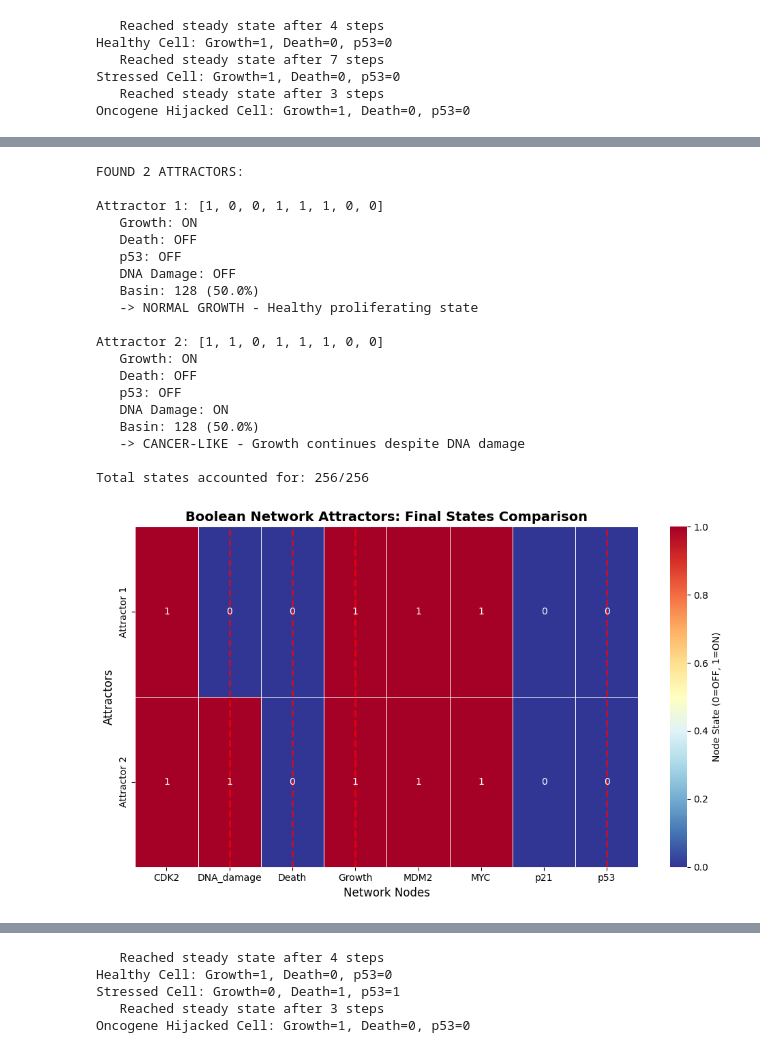
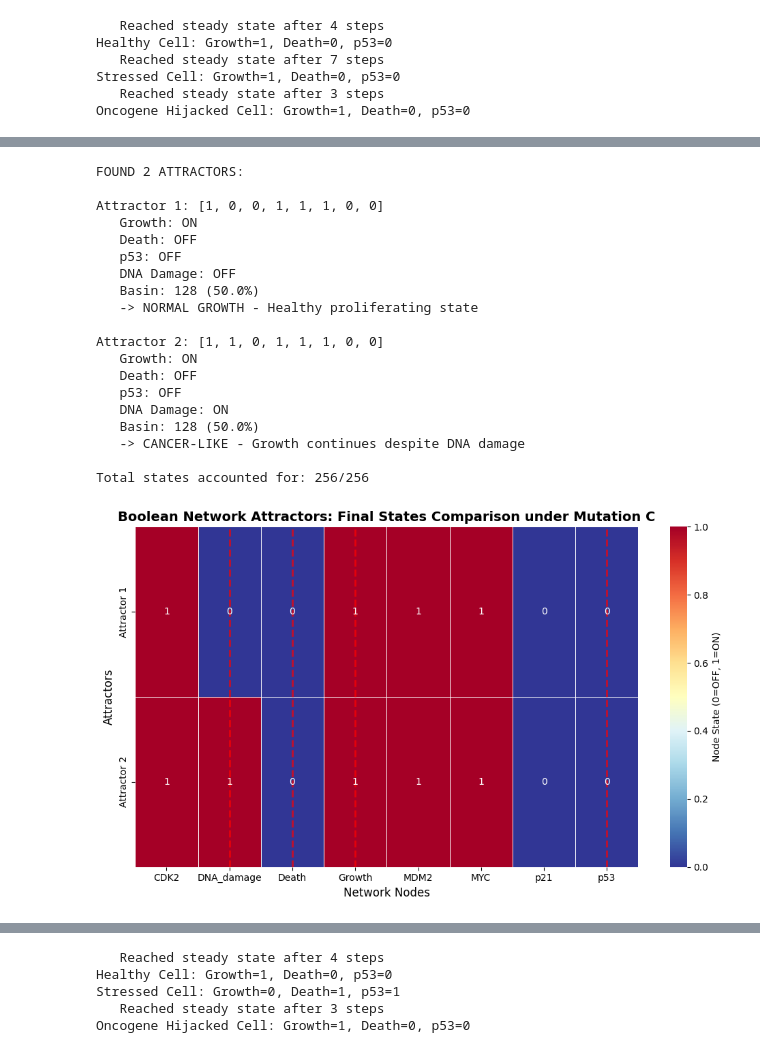
Before and after one commit to Frank03Lambert/MSMBS-Group07, a Jupyter notebook: Assignment3/assignment 3/KEN3170_BooleanModeling-2026-27.ipynb, the cells around one changed output, grey strips where cells are left out. Cells and saved outputs as stored; diff of their text form; code cells hidden in the pictures.

Commit message:
Finalized mutation B and C

```diff
--- a/Assignment3/assignment 3/KEN3170_BooleanModeling-2026-27.ipynb
+++ b/Assignment3/assignment 3/KEN3170_BooleanModeling-2026-27.ipynb
@@ -1493,25 +1547,3 @@ for initial_state in all_states:
    Reached steady state after 6 steps
    Reached steady state after 5 steps
    Reached steady state after 6 steps
-# %%
-print("Number of attractors:", len(attractors_C))
-
-for i, attractor in enumerate(attractors_C):
-
-    state = {
-        node_names[j]: attractor[j]
-        for j in range(n_nodes)
-    }
-
-    size = basin_C[attractor]
-    percentage = size / 256 * 100
-
-    print(f"\nAttractor {i+1}")
-    print("Growth:", state["Growth"])
-    print("Death:", state["Death"])
-    print("p53:", state["p53"])
-    print("DNA damage:", state["DNA_damage"])
-    print("Basin:", size, f"({percentage:.1f}%)")
-
-total_accounted = sum(basin_C.values())
-print(f"\nTotal states accounted for: {total_accounted}/256")
@@ -1582,36 +1596,36 @@ ax = sns.heatmap(attractor_matrix,
                  fmt='d',
                  linewidths=0.5)
 
-plt.title('Boolean Network Attractors: Final States Comparison',
+plt.title('Boolean Network Attractors: Final States Comparison under Mutation C',
           fontsize=14, fontweight='bold')
 plt.xlabel('Network Nodes', fontsize=12)
 plt.ylabel('Attractors', fontsize=12)
 
 for node in ['Growth', 'Death', 'p53', 'DNA_damage']:
     if node in node_names:
         ax.axvline(x=node_names.index(node) + 0.5, color='red',
                    linestyle='--', alpha=0.7, linewidth=2)
 
 plt.tight_layout()
 plt.show()
 # %% [output]
 FOUND 2 ATTRACTORS:
 
 Attractor 1: [1, 0, 0, 1, 1, 1, 0, 0]
    Growth: ON
    Death: OFF
    p53: OFF
    DNA Damage: OFF
    Basin: 128 (50.0%)
    -> NORMAL GROWTH - Healthy proliferating state
 
 Attractor 2: [1, 1, 0, 1, 1, 1, 0, 0]
    Growth: ON
    Death: OFF
    p53: OFF
    DNA Damage: ON
    Basin: 128 (50.0%)
    -> CANCER-LIKE - Growth continues despite DNA damage
 
 Total states accounted for: 256/256
-[figure, old version]
+[figure, new version]
```
Also changed, not shown: parts of 19 cells of this notebook.
